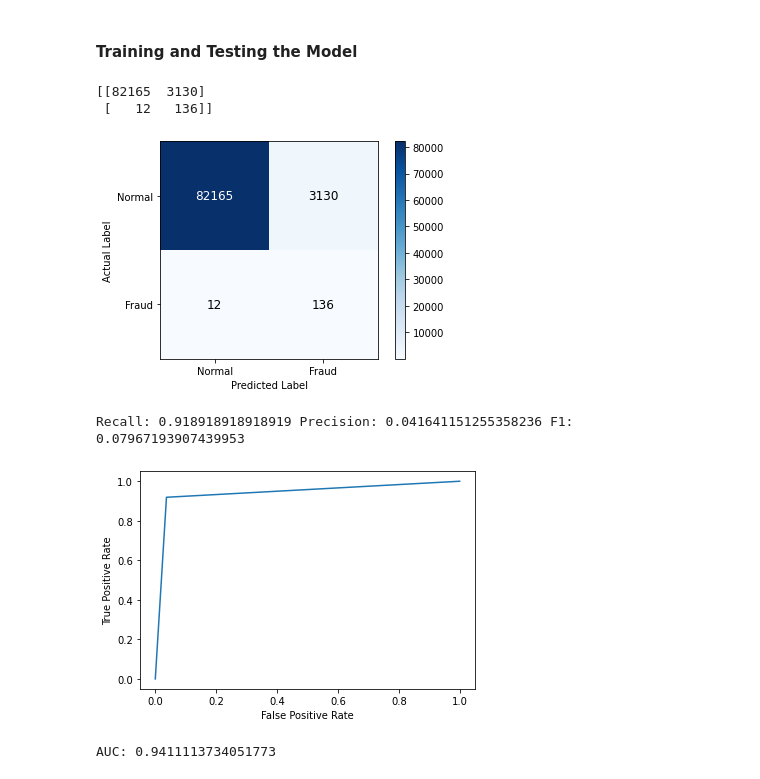
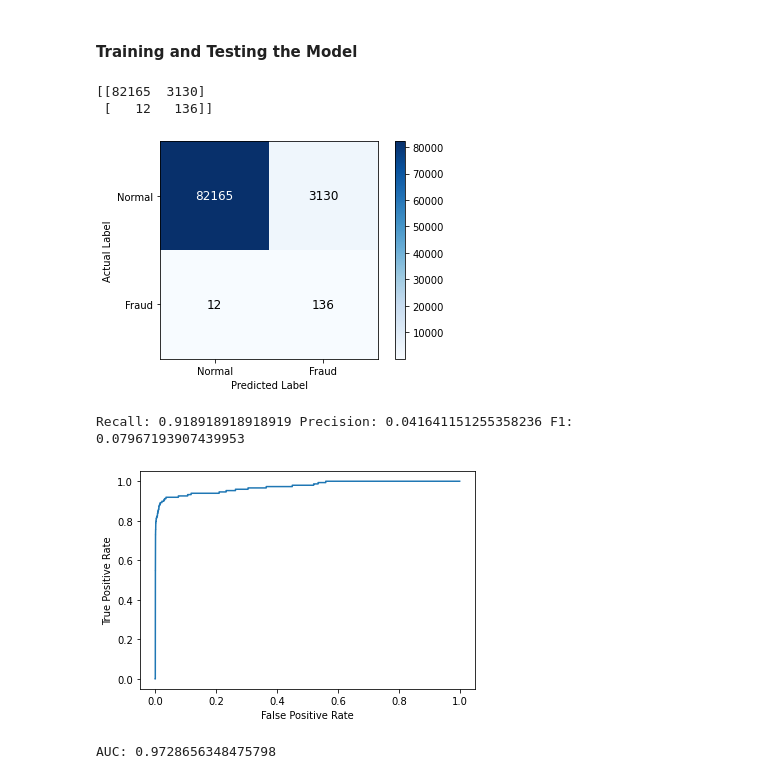
Before and after one commit to meuliano/ML_Credit_Card_Fraud_Detection, a Jupyter notebook: FraudDetection_ClairesEdits.ipynb, the cells around one changed output. Drawn from its saved outputs; the diff is of its cells as text; code cells hidden in the pictures.

Commit message:
fixed ROC curve

```diff
--- a/FraudDetection_ClairesEdits.ipynb
+++ b/FraudDetection_ClairesEdits.ipynb
@@ -197,33 +197,34 @@ tick_marks = np.arange(2)
 plt.xticks(tick_marks, ['Normal', 'Fraud'])
 plt.yticks(tick_marks, ['Normal', 'Fraud'])
 plt.xlabel('Predicted Label')
 plt.ylabel('Actual Label')
 plt.text(0, 0, '{}'.format(cnf_matrix[0,0]), ha='center', va='center', color='white', fontsize=12)
 plt.text(1, 0, '{}'.format(cnf_matrix[0,1]), ha='center', va='center', color='black', fontsize=12)
 plt.text(0, 1, '{}'.format(cnf_matrix[1,0]), ha='center', va='center', color='black', fontsize=12)
 plt.text(1, 1, '{}'.format(cnf_matrix[1,1]), ha='center', va='center', color='black', fontsize=12)
 
 plt.show()
 
 #Precision and Recall and F1 Score
 recall = recall_score(y_test, y_pred)
 precision = precision_score(y_test, y_pred)
 f1 = f1_score(y_test, y_pred)
 print('Recall:', recall, 'Precision:', precision, 'F1:', f1)
 
 #Plot ROC curve
-fpr, tpr, thresholds = roc_curve(y_test, y_pred)
+y_pred = lr.fit(x_train_u, y_train_u).decision_function(x_test)
+fpr, tpr, thresholds = roc_curve(y_test, y_pred, drop_intermediate=False)
 fig = plt.figure()
 plt.plot(fpr, tpr)
 plt.xlabel('False Positive Rate')
 plt.ylabel('True Positive Rate')
 plt.show()
 
 print('AUC:', auc(fpr, tpr))
 # %% [output]
 [[82165  3130]
  [   12   136]]
 [figure]
 Recall: 0.918918918918919 Precision: 0.041641151255358236 F1: 0.07967193907439953
-[figure, old version]
+[figure, new version]
-AUC: 0.9411113734051773
+AUC: 0.9728656348475798
```
Also changed, not shown: parts of 2 cells of this notebook.
